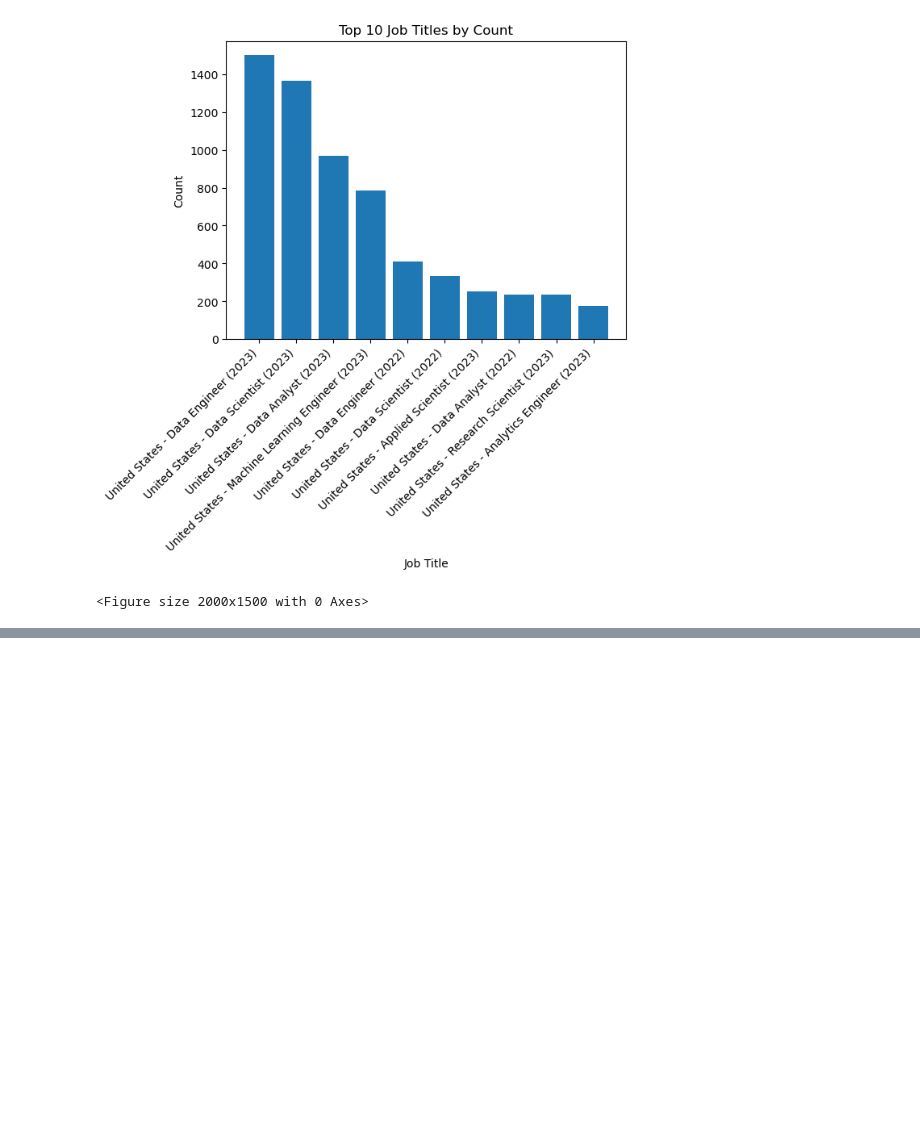
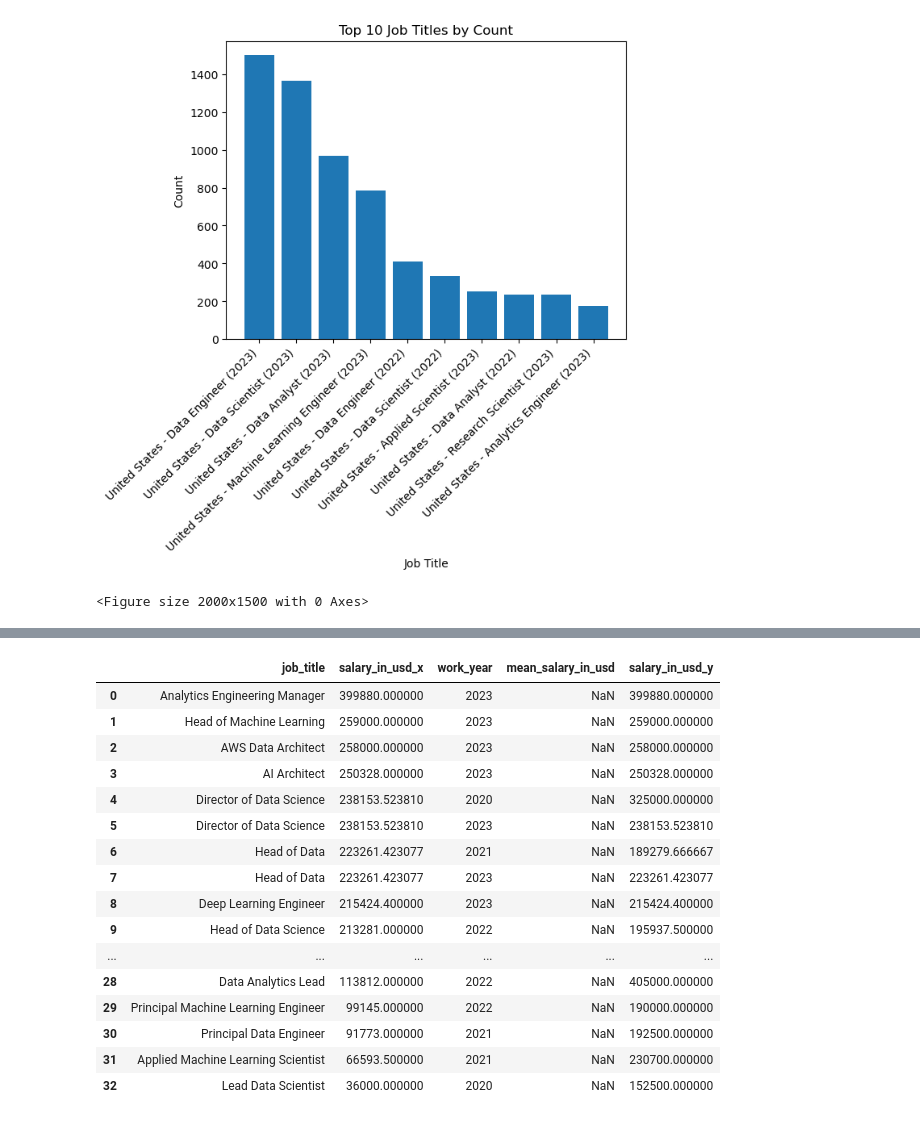
Before and after one commit to chonyeagoro/Project_-1, a Jupyter notebook: Jobs_salaries.ipynb, the cells around one changed output, grey strips where cells are left out. Drawn from its saved outputs; the diff is of its cells as text; code cells hidden in the pictures; blank space fills up the shorter version.

```diff
--- a/Jobs_salaries.ipynb
+++ b/Jobs_salaries.ipynb
@@ -202,0 +225,20 @@ TypeError: cannot concatenate object of type '<class 'list'>'; only Series and D
+# %%
+# Assuming df is your DataFrame containing the data
+# List of years
+years = [2020, 2021, 2022, 2023]
+# Create an empty DataFrame to store the results
+mean_salary_by_year = pd.DataFrame(columns=['work_year', 'job_title', 'mean_salary_in_usd'])
+for year in years:
+    # Filter DataFrame
+    df_year = df[df['work_year'] == year]
+    # Calculate mean salary for each job title
+    mean_salary_year = df_year.groupby('job_title')['salary_in_usd'].mean().reset_index()
+    # Sort mean salaries in descending order
+    mean_salary_year = mean_salary_year.sort_values(by='salary_in_usd', ascending=False)
+    # Select top 10 jobs
+    top_10_jobs_year = mean_salary_year.head(10)
+    # Add the year column
+    top_10_jobs_year['work_year'] = year
+    # Append the results to the mean_salary_by_year DataFrame
+    mean_salary_by_year = pd.concat([mean_salary_by_year, top_10_jobs_year], ignore_index=True)
+print(mean_salary_by_year)
@@ -202,0 +283,21 @@ TypeError: cannot concatenate object of type '<class 'list'>'; only Series and D
+# %%
+final_df = pd.merge(mean_salary_job_top_to_bottom, mean_salary_by_year, on='job_title')
+final_df
+# %% [output]
+|  | job_title | salary_in_usd_x | work_year | mean_salary_in_usd | salary_in_usd_y |
+| 0 | Analytics Engineering Manager | 399880.000000 | 2023 | NaN | 399880.000000 |
+| 1 | Head of Machine Learning | 259000.000000 | 2023 | NaN | 259000.000000 |
+| 2 | AWS Data Architect | 258000.000000 | 2023 | NaN | 258000.000000 |
+| 3 | AI Architect | 250328.000000 | 2023 | NaN | 250328.000000 |
+| 4 | Director of Data Science | 238153.523810 | 2020 | NaN | 325000.000000 |
+| 5 | Director of Data Science | 238153.523810 | 2023 | NaN | 238153.523810 |
+| 6 | Head of Data | 223261.423077 | 2021 | NaN | 189279.666667 |
+| 7 | Head of Data | 223261.423077 | 2023 | NaN | 223261.423077 |
+| 8 | Deep Learning Engineer | 215424.400000 | 2023 | NaN | 215424.400000 |
+| 9 | Head of Data Science | 213281.000000 | 2022 | NaN | 195937.500000 |
+| ... | ... | ... | ... | ... | ... |
+| 28 | Data Analytics Lead | 113812.000000 | 2022 | NaN | 405000.000000 |
+| 29 | Principal Machine Learning Engineer | 99145.000000 | 2022 | NaN | 190000.000000 |
+| 30 | Principal Data Engineer | 91773.000000 | 2021 | NaN | 192500.000000 |
+| 31 | Applied Machine Learning Scientist | 66593.500000 | 2021 | NaN | 230700.000000 |
+| 32 | Lead Data Scientist | 36000.000000 | 2020 | NaN | 152500.000000 |
```
Also changed, not shown: parts of 6 cells of this notebook.
